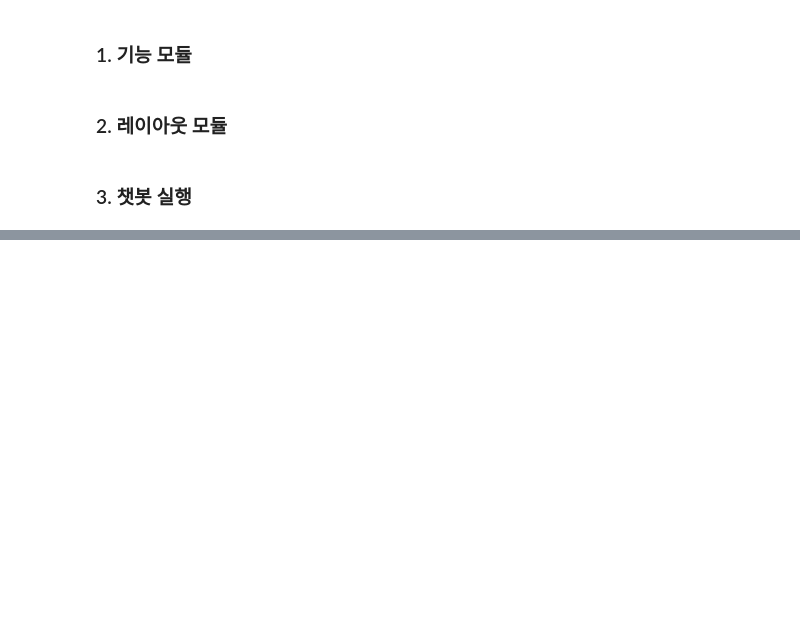
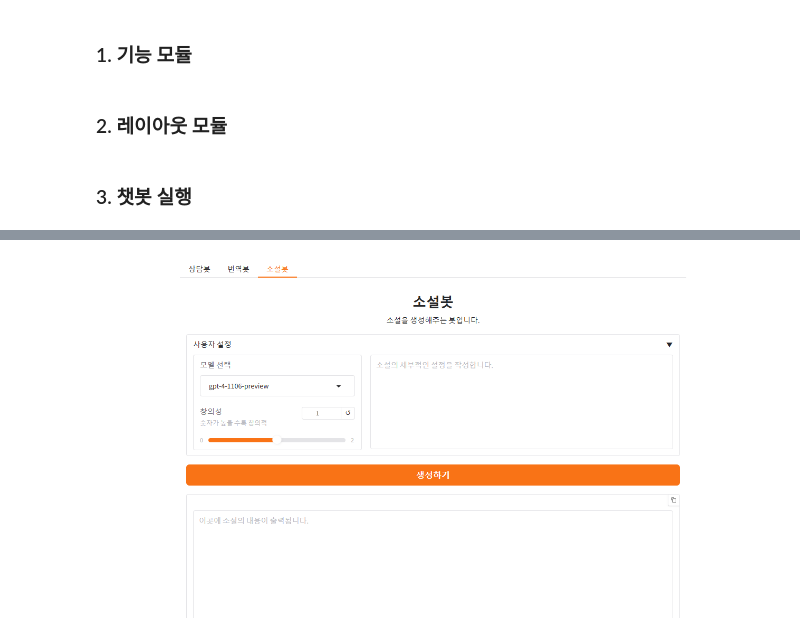
Before and after one commit to JaceKim-TheAL/D2506_GenerativeAI, a Jupyter notebook: code/chatbot/AICB21_그라디오로 챗봇 제작.ipynb, the cells around one changed output, grey strips where cells are left out. Cells and saved outputs as stored; diff of their text form; code cells hidden in the pictures; blank space fills up the shorter version.

```diff
--- a/code/chatbot/AICB21_그라디오로 챗봇 제작.ipynb
+++ b/code/chatbot/AICB21_그라디오로 챗봇 제작.ipynb
@@ -740,0 +721,4 @@ app.launch()
+# %%
+display(chatbot_tab03)
+# %% [output]
+[figure, added]
```
Also changed, not shown: parts of 9 cells of this notebook, 3 other files.
